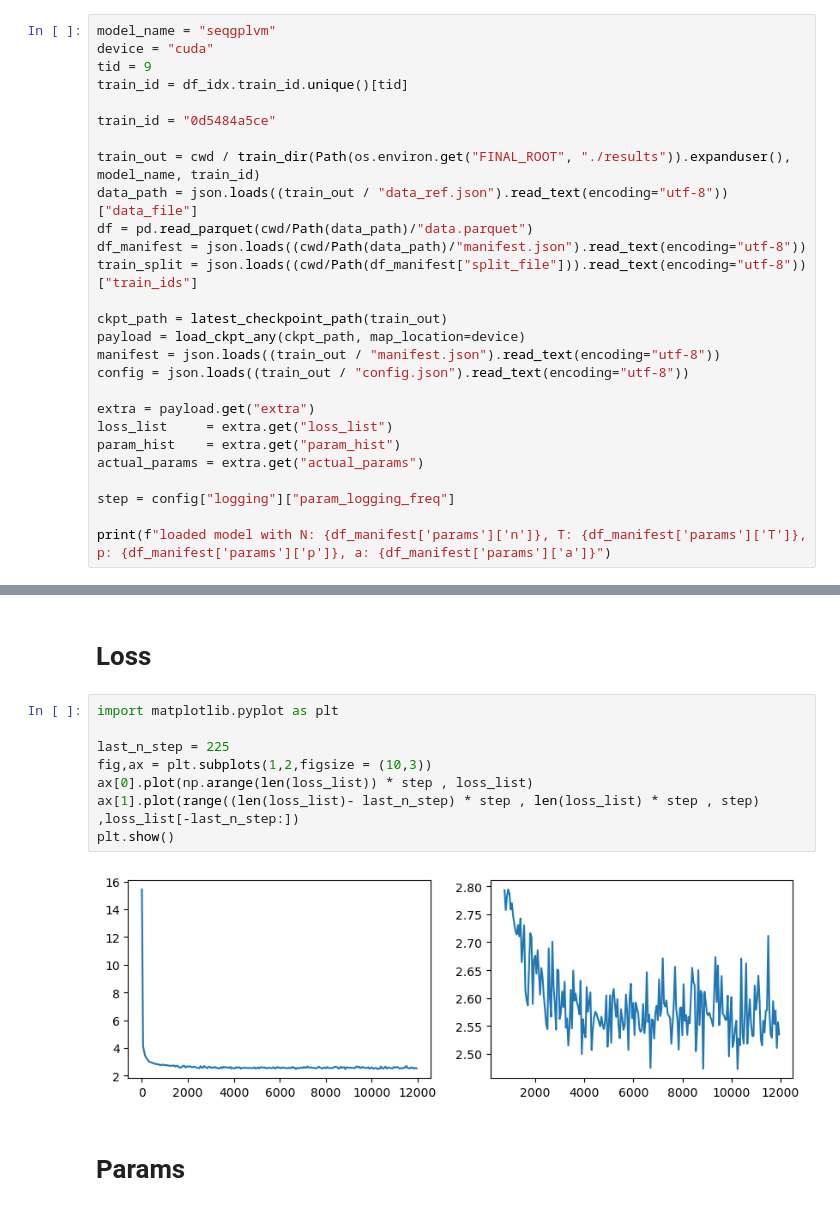
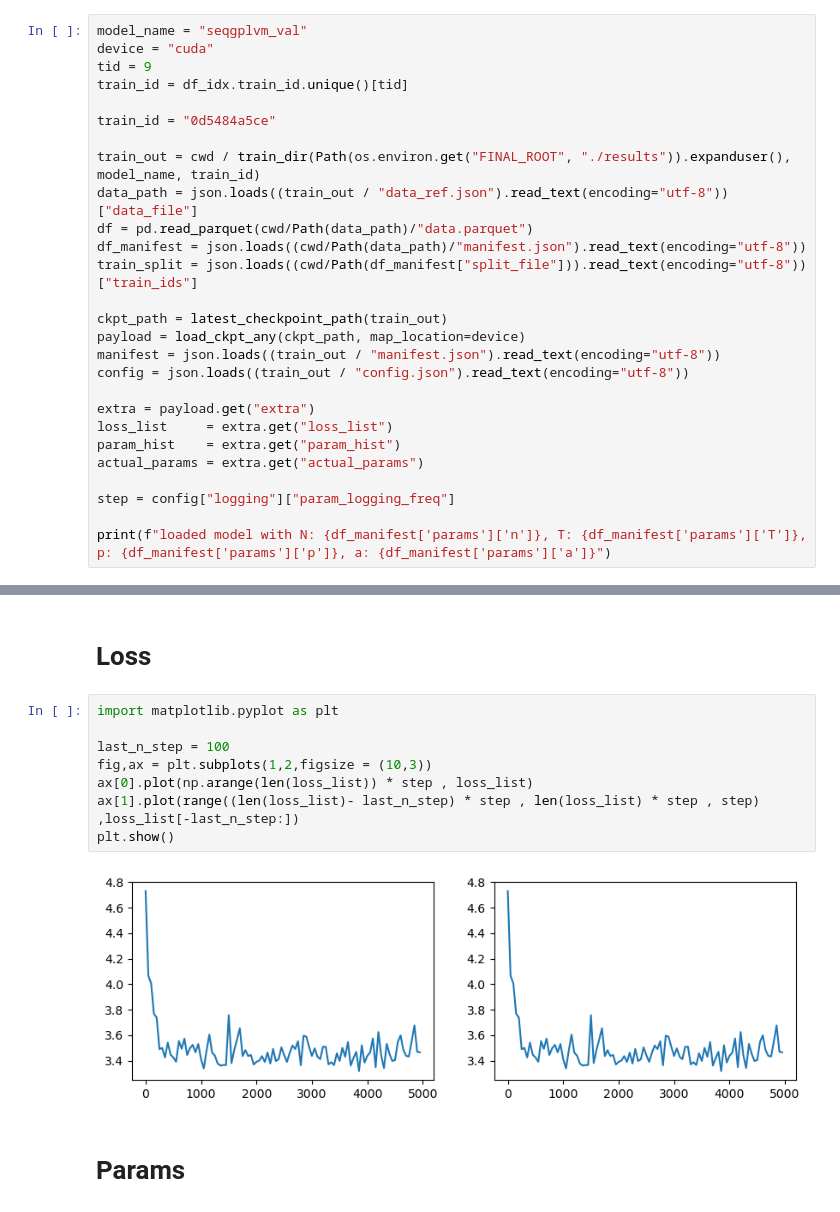
Before and after one commit to Ali-Setareh/SeqGPLVM_FEMSM, a Jupyter notebook: notebooks/model_inspection.ipynb, the cells around one changed output, grey strips where cells are left out. Drawn from its saved outputs; the diff is of its cells as text.

```diff
--- a/notebooks/model_inspection.ipynb
+++ b/notebooks/model_inspection.ipynb
@@ -62,7 +62,7 @@ print(df_idx.shape)
 48	821f6a991a
 49	1fd206a4f4
 # %%
-model_name = "seqgplvm"
+model_name = "seqgplvm_val"
 device = "cuda"
 tid = 9
 train_id = df_idx.train_id.unique()[tid]
@@ -95,13 +95,13 @@ loaded model with N: 250, T: 4, p: 2, a: 1
 # %%
 import matplotlib.pyplot as plt
 
-last_n_step = 225
+last_n_step = 100
 fig,ax = plt.subplots(1,2,figsize = (10,3))
 ax[0].plot(np.arange(len(loss_list)) * step , loss_list)
 ax[1].plot(range((len(loss_list)- last_n_step) * step , len(loss_list) * step , step) ,loss_list[-last_n_step:])
 plt.show()
 # %% [output]
-[figure, old version]
+[figure, new version]
 # %% [markdown]
 # Params
 # %%
```
Also changed, not shown: parts of 13 cells of this notebook, 3 other files.
